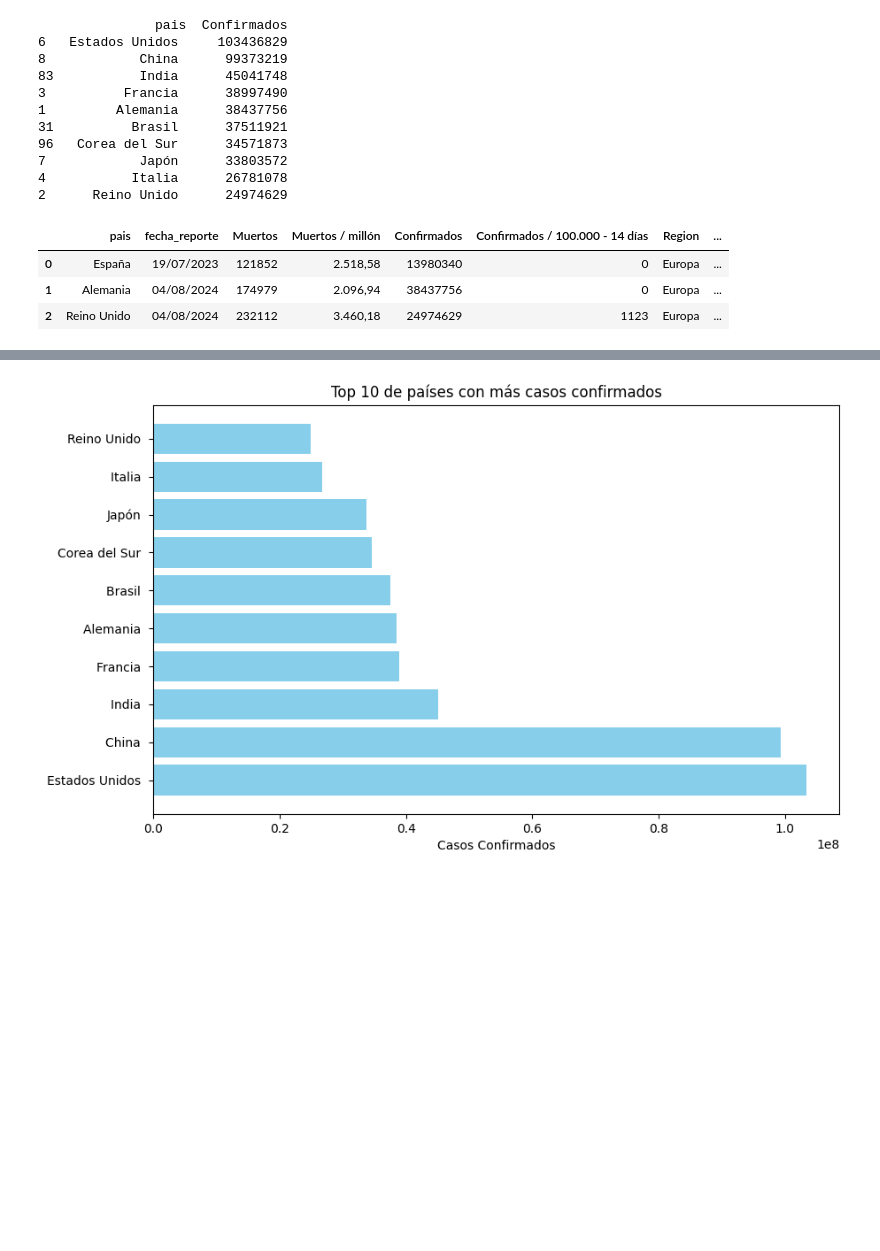
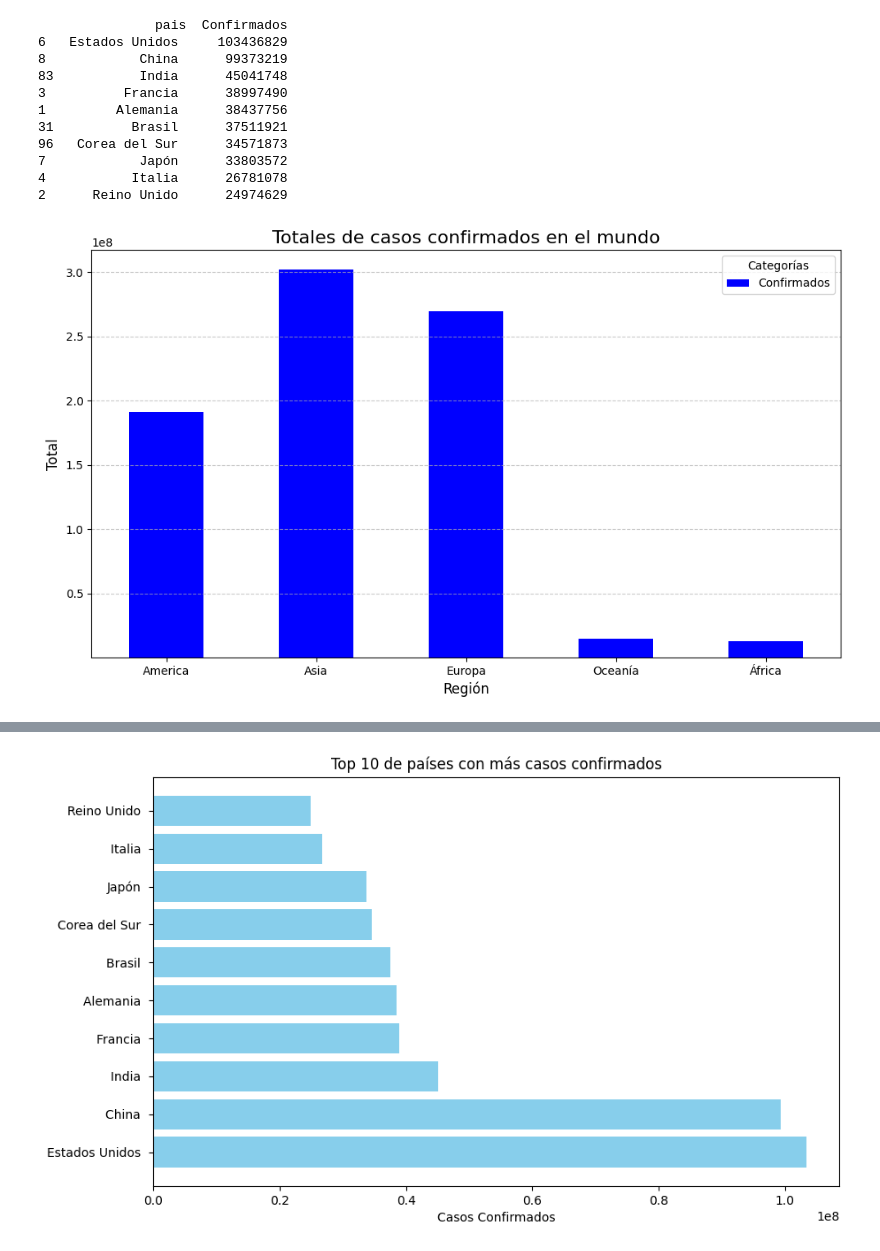
Before and after one commit to billyjoel02/EDA, a Jupyter notebook: covid.ipynb, the cells around one changed output, grey strips where cells are left out. Cells and saved outputs as stored; diff of their text form; code cells hidden in the pictures; blank space fills up the shorter version.

```diff
--- a/covid.ipynb
+++ b/covid.ipynb
@@ -318,10 +320,24 @@ print(top_10_confirmados[['pais', 'Confirmados']])
 7            Japón      33803572
 4           Italia      26781078
 2      Reino Unido      24974629
-# %%
-covid.head(3)
-# %% [output]
-|  | pais | fecha_reporte | Muertos | Muertos / millón | Confirmados | Confirmados / 100.000 - 14 días | Region | ... |
-| 0 | España | 19/07/2023 | 121852 | 2.518,58 | 13980340 | 0 | Europa | ... |
-| 1 | Alemania | 04/08/2024 | 174979 | 2.096,94 | 38437756 | 0 | Europa | ... |
-| 2 | Reino Unido | 04/08/2024 | 232112 | 3.460,18 | 24974629 | 1123 | Europa | ... |
+# %%
+# Agrupar por región y calcular totales
+region_summary =  covid.groupby("Region")[["Confirmados"]].sum()
+
+# Crear la gráfica
+region_summary.plot(kind="bar", figsize=(10, 6), color=["blue"])
+
+# Personalizar la gráfica
+plt.title("Totales de casos confirmados en el mundo", fontsize=16)
+plt.ylabel("Total", fontsize=12)
+plt.xlabel("Región", fontsize=12)
+plt.xticks(rotation=0)
+plt.legend(title="Categorías", fontsize=10)
+plt.grid(axis="y", linestyle="--", alpha=0.7)
+
+# Mostrar la gráfica
+plt.tight_layout()
+plt.ylim(1.0)
+plt.show()
+# %% [output]
+[figure, added]
```
Also changed, not shown: parts of 13 cells of this notebook.
